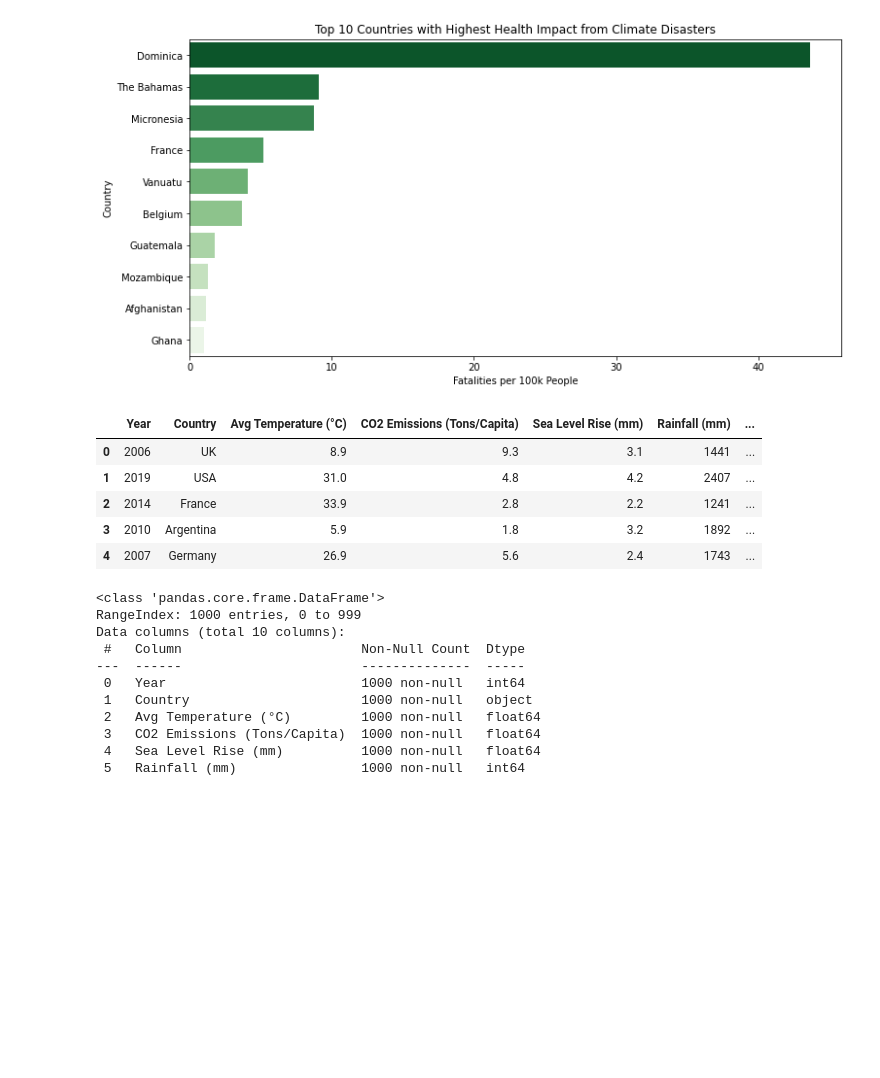
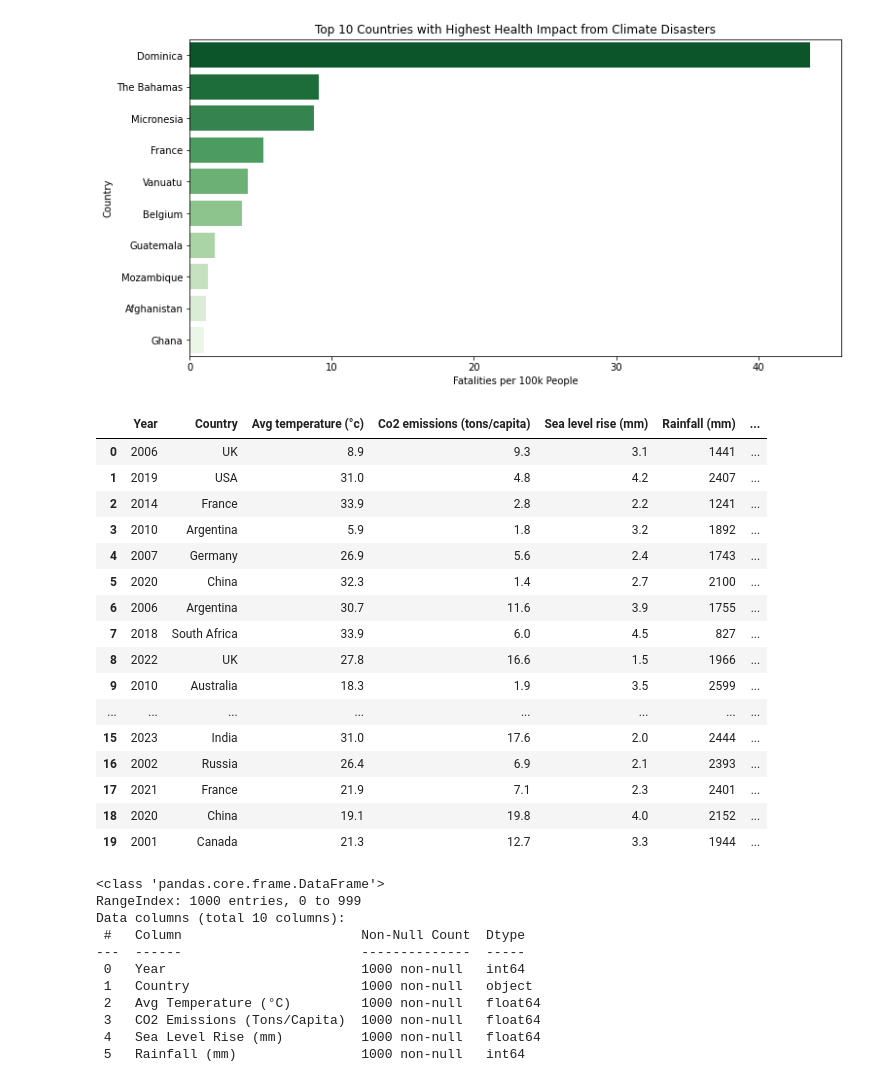
Before and after one commit to Angoye/Capstone-Project---Group-8, a Jupyter notebook: index.ipynb, the cells around one changed output. Saved outputs shown, nothing was run; the diff lists cells and outputs as text; code cells hidden in the pictures; blank space fills up the shorter version.

```diff
--- a/index.ipynb
+++ b/index.ipynb
@@ -173,14 +173,25 @@ plt.show()
 # Load and read the CSV
 climate_change_df = pd.read_csv("Data/Climate Change - datasets/climate_change_dataset.csv")
 # %%
-climate_change_df.head()
+climate_change_df.head(20)
 # %% [output]
-|  | Year | Country | Avg Temperature (°C) | CO2 Emissions (Tons/Capita) | Sea Level Rise (mm) | Rainfall (mm) | ... |
+|  | Year | Country | Avg temperature (°c) | Co2 emissions (tons/capita) | Sea level rise (mm) | Rainfall (mm) | ... |
 | 0 | 2006 | UK | 8.9 | 9.3 | 3.1 | 1441 | ... |
 | 1 | 2019 | USA | 31.0 | 4.8 | 4.2 | 2407 | ... |
 | 2 | 2014 | France | 33.9 | 2.8 | 2.2 | 1241 | ... |
 | 3 | 2010 | Argentina | 5.9 | 1.8 | 3.2 | 1892 | ... |
 | 4 | 2007 | Germany | 26.9 | 5.6 | 2.4 | 1743 | ... |
+| 5 | 2020 | China | 32.3 | 1.4 | 2.7 | 2100 | ... |
+| 6 | 2006 | Argentina | 30.7 | 11.6 | 3.9 | 1755 | ... |
+| 7 | 2018 | South Africa | 33.9 | 6.0 | 4.5 | 827 | ... |
+| 8 | 2022 | UK | 27.8 | 16.6 | 1.5 | 1966 | ... |
+| 9 | 2010 | Australia | 18.3 | 1.9 | 3.5 | 2599 | ... |
+| ... | ... | ... | ... | ... | ... | ... | ... |
+| 15 | 2023 | India | 31.0 | 17.6 | 2.0 | 2444 | ... |
+| 16 | 2002 | Russia | 26.4 | 6.9 | 2.1 | 2393 | ... |
+| 17 | 2021 | France | 21.9 | 7.1 | 2.3 | 2401 | ... |
+| 18 | 2020 | China | 19.1 | 19.8 | 4.0 | 2152 | ... |
+| 19 | 2001 | Canada | 21.3 | 12.7 | 3.3 | 1944 | ... |
 # %%
 climate_change_df.info()
 # %% [output]
```
Also changed, not shown: parts of 18 cells of this notebook.
